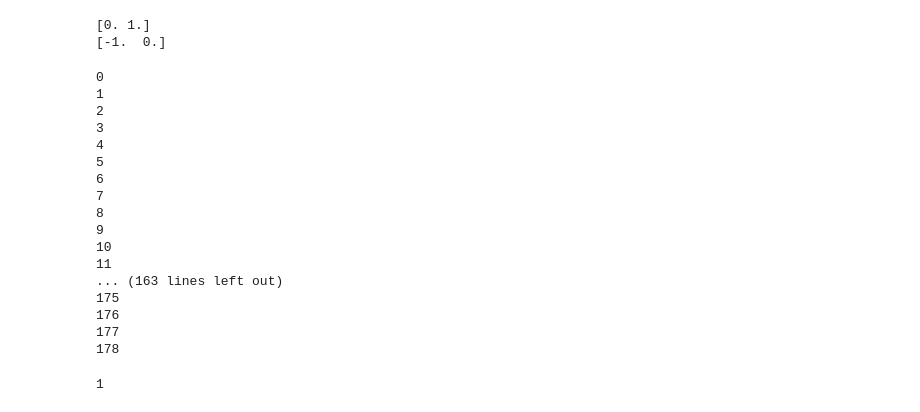
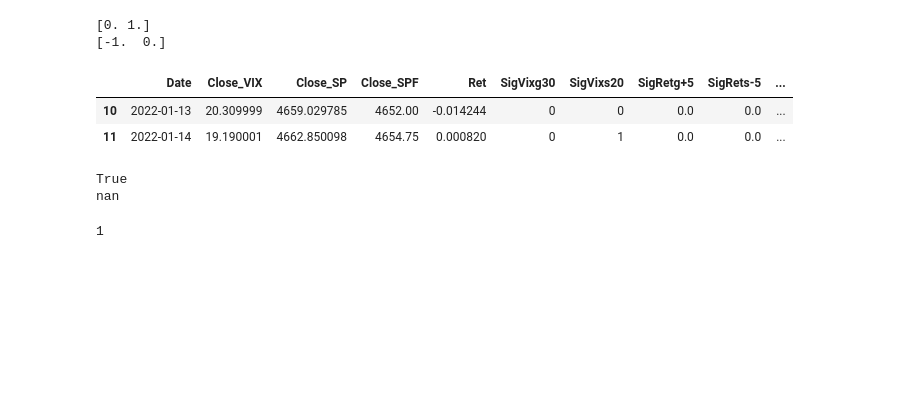
Before and after one commit to edwinriospzn/TRADPROJ, a Jupyter notebook: Project_trading.ipynb, the cells around one changed output. Cells and saved outputs as stored; diff of their text form; code cells hidden in the pictures; blank space fills up the shorter version.

```diff
--- a/Project_trading.ipynb
+++ b/Project_trading.ipynb
@@ -128,37 +128,55 @@ Stgy_DF['InvestVal']=0
 Stgy_DF['InvestOp']=np.nan
 Stgy_DF['StrgRet']=0
 Stgy_DF['StrgDecitions']=np.nan
+# %%
+display(Stgy_DF[10:12])
+# %% [output]
+|  | Date | Close_VIX | Close_SP | Close_SPF | Ret | SigVixg30 | SigVixs20 | SigRetg+5 | SigRets-5 | ... |
+| 10 | 2022-01-13 | 20.309999 | 4659.029785 | 4652.00 | -0.014244 | 0 | 0 | 0.0 | 0.0 | ... |
+| 11 | 2022-01-14 | 19.190001 | 4662.850098 | 4654.75 | 0.000820 | 0 | 1 | 0.0 | 0.0 | ... |
+# %%
+print(np.isnan(Stgy_DF.loc[0,'InvestOp']))
+print(Stgy_DF.loc[0,'InvestOp'])
+# %% [output]
+True
+nan
 # %%
 DecCount=0
 SwichBuySell=0
 for i in range(len(Stgy_DF)):
   #Strategy return calculation
-  print(i)
+
   #print(i>=0)
   #print(Stgy_DF.loc[i,'InvestOp']!=np.nan)
   if i>0:
     #last signal sell
-    if Stgy_DF.loc[i,'InvestOp']!=np.nan and Stgy_DF.loc[i-1,'InvestOp']=='sell':
+    if  np.isnan(Stgy_DF.loc[i,'InvestOp'])!=True and Stgy_DF.loc[i-1,'StrgDecitions']=='sell':
       Stgy_DF.loc[i,'StrgDecitions']='sell'
       Stgy_DF.loc[i,'InvestVal']=Stgy_DF.loc[i-1,'InvestVal']
-    elif Stgy_DF.loc[i,'InvestOp']==np.nan and Stgy_DF.loc[i-1,'InvestOp']=='sell':
+      ##print(Stgy_DF[i-1:i+2])
+    elif np.isnan(Stgy_DF.loc[i,'InvestOp'])==True and Stgy_DF.loc[i-1,'StrgDecitions']=='sell':
       Stgy_DF.loc[i,'StrgDecitions']='sell'
       Stgy_DF.loc[i,'InvestOp']=Stgy_DF.loc[i-1,'InvestOp']
       Stgy_DF.loc[i,'InvestVal']=Stgy_DF.loc[i-1,'InvestVal']
+      ##print(Stgy_DF[i-1:i+2])
     #last signal buy
-    if Stgy_DF.loc[i,'InvestOp']!=np.nan and Stgy_DF.loc[i-1,'InvestOp']=='buy':
+    if np.isnan(Stgy_DF.loc[i,'InvestOp'])!=True and Stgy_DF.loc[i-1,'StrgDecitions']=='buy':
       Stgy_DF.loc[i,'StrgDecitions']='buy'
       Stgy_DF.loc[i,'InvestVal']=Stgy_DF.loc[i-1,'InvestVal']*(1+Stgy_DF.loc[i,'Ret'])
-    elif Stgy_DF.loc[i,'InvestOp']==np.nan and Stgy_DF.loc[i-1,'InvestOp']=='buy':
+      ##print(Stgy_DF[i-1:i+2])
+    elif np.isnan(Stgy_DF.loc[i,'InvestOp'])==True and Stgy_DF.loc[i-1,'StrgDecitions']=='buy':
       Stgy_DF.loc[i,'StrgDecitions']='buy'
       Stgy_DF.loc[i,'InvestOp']=Stgy_DF.loc[i-1,'InvestOp']
       Stgy_DF.loc[i,'InvestVal']=Stgy_DF.loc[i-1,'InvestVal']*(1+Stgy_DF.loc[i,'Ret'])
+      ##print(Stgy_DF[i-1:i+2])
 
   #Strategy returns calculation
-  try:
+  if np.isnan(Stgy_DF.loc[i,'InvestOp'])==True:
+    Stgy_DF.loc[i,'StrgRet']=0
+  else:
     Stgy_DF.loc[i,'StrgRet']=Stgy_DF.loc[i,'InvestVal']/Stgy_DF.loc[i,'InvestOp']-1
-  except:
-    Stgy_DF.loc[i,'StrgRet']=0
+  ##if i==28:
+  ##  print(i)
 
   if Stgy_DF.loc[i,'SigVixg30']==1:
     #buy
@@ -167,12 +185,16 @@ for i in range(len(Stgy_DF)):
       Stgy_DF.loc[i,'InvestVal']=1
       Stgy_DF.loc[i,'InvestOp']=Stgy_DF.loc[i,'InvestVal']
       Stgy_DF.loc[i+1,'InvestOp']=Stgy_DF.loc[i,'InvestVal']
+      Stgy_DF.loc[i,'StrgRet']=Stgy_DF.loc[i,'InvestVal']/Stgy_DF.loc[i,'InvestOp']-1
+      ##print(Stgy_DF[i-1:i+2])
       DecCount=+1
     elif DecCount>=0 and Stgy_DF.loc[i-1,'StrgDecitions']=='sell':
       Stgy_DF.loc[i,'StrgDecitions']='buy'
       Stgy_DF.loc[i,'InvestOp']=Stgy_DF.loc[i-1,'InvestOp']
       Stgy_DF.loc[i,'InvestVal']=Stgy_DF.loc[i,'InvestOp']
       Stgy_DF.loc[i+1,'InvestOp']=Stgy_DF.loc[i,'InvestVal']
+      Stgy_DF.loc[i,'StrgRet']=Stgy_DF.loc[i,'InvestVal']/Stgy_DF.loc[i,'InvestOp']-1
+      ##print(Stgy_DF[i-1:i+2])
       DecCount=+1
 
   #Stop loss - Take profit
@@ -191,26 +213,12 @@ for i in range(len(Stgy_DF)):
     if Stgy_DF.loc[i-1,'StrgDecitions']=='buy':
       Stgy_DF.loc[i,'StrgDecitions']='sell'
       Stgy_DF.loc[i,'InvestOp']=Stgy_DF.loc[i-1,'InvestOp']
-      Stgy_DF.loc[i,'InvestVal']=Stgy_DF.loc[i-1,'InvestVal']
+      Stgy_DF.loc[i,'InvestVal']=Stgy_DF.loc[i-1,'InvestVal']*(1+Stgy_DF.loc[i,'Ret'])
       Stgy_DF.loc[i+1,'InvestOp']=Stgy_DF.loc[i,'InvestVal']
+      Stgy_DF.loc[i,'StrgRet']=Stgy_DF.loc[i,'InvestVal']/Stgy_DF.loc[i,'InvestOp']-1
+      ##print(Stgy_DF[i-1:i+2])
+      DecCount=+1
+  ##print(Stgy_DF[i-1:i+2])
-# %% [output]
-0
-1
-2
-3
-4
-5
-6
-7
-8
-9
-10
-11
-... (163 lines left out)
-175
-176
-177
-178
 # %%
 ## Strategy definition
 try:
```
Also changed, not shown: parts of 1 cell of this notebook, 2 other files.
